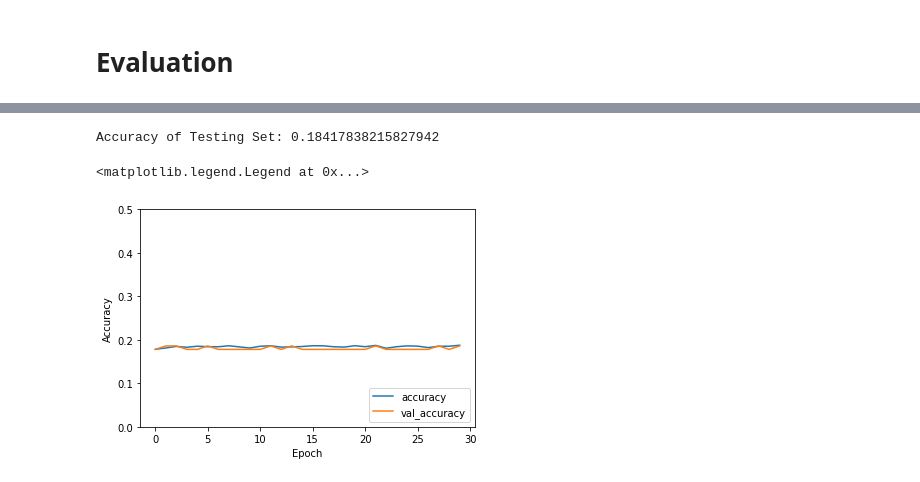
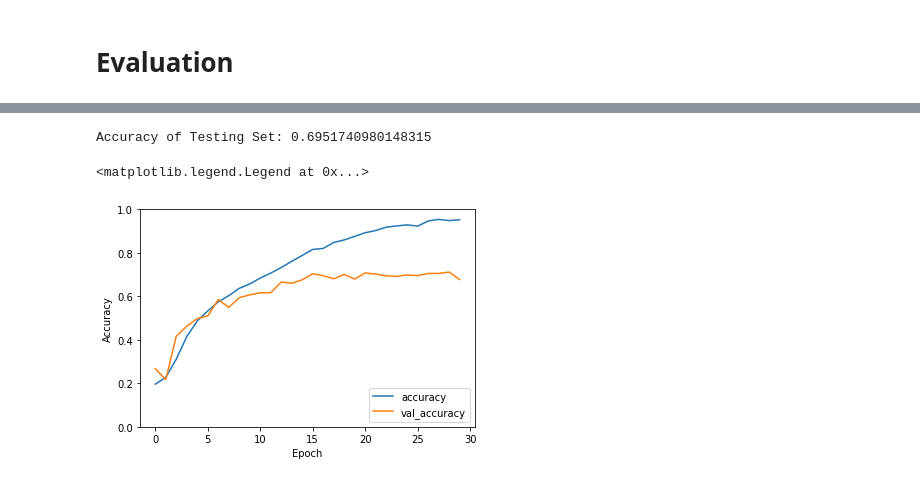
Before and after one commit to Jenishhd/DL_Project, a Jupyter notebook: DL_Animals_Model_Chloe.ipynb, the cells around one changed output, grey strips where cells are left out. Drawn from its saved outputs; the diff is of its cells as text; code cells hidden in the pictures.

```diff
--- a/DL_Animals_Model_Chloe.ipynb
+++ b/DL_Animals_Model_Chloe.ipynb
@@ -244,8 +244,8 @@ print(type(y_train_full),y_train_full.shape)
 #   plt.subplots_adjust(wspace=0.2, hspace=0.5)
 #   plt.show()
 # %%
-X_train, X_valid = X_train_full[:-2000], X_train_full[-2000:] #take last 5000 elements for validation (slicing)
-y_train, y_valid = y_train_full[:-2000], y_train_full[-2000:] #^
+X_train, X_valid = X_train_full[:-3000], X_train_full[-3000:] #take last 5000 elements for validation (slicing)
+y_train, y_valid = y_train_full[:-3000], y_train_full[-3000:] #^
 X_test = X_test
 # %%
 X_train_full.shape
@@ -305,0 +310,26 @@ cnn.add(tf.keras.layers.Dense(units= 10, activation= "softmax"))#Output layer
+# %%
+def Inception_block(input_layer, f1, f2_conv1, f2_conv3, f3_conv1, f3_conv5, f4):
+  # Input:
+  # - f1: number of filters of the 1x1 convolutional layer in the first path
+  # - f2_conv1, f2_conv3 are number of filters corresponding to the 1x1 and 3x3 convolutional layers in the second path
+  # - f3_conv1, f3_conv5 are the number of filters corresponding to the 1x1 and 5x5  convolutional layer in the third path
+  # - f4: number of filters of the 1x1 convolutional layer in the fourth path
+
+  # 1st path:
+  path1 = Conv2D(filters=f1, kernel_size = (1,1), padding = 'same', activation = 'relu')(input_layer)
+
+  # 2nd path
+  path2 = Conv2D(filters = f2_conv1, kernel_size = (1,1), padding = 'same', activation = 'relu')(input_layer)
+  path2 = Conv2D(filters = f2_conv3, kernel_size = (3,3), padding = 'same', activation = 'relu')(path2)
+
+  # 3rd path
+  path3 = Conv2D(filters = f3_conv1, kernel_size = (1,1), padding = 'same', activation = 'relu')(input_layer)
+  path3 = Conv2D(filters = f3_conv5, kernel_size = (5,5), padding = 'same', activation = 'relu')(path3)
+
+  # 4th path
+  path4 = MaxPooling2D((3,3), strides= (1,1), padding = 'same')(input_layer)
+  path4 = Conv2D(filters = f4, kernel_size = (1,1), padding = 'same', activation = 'relu')(path4)
+
+  output_layer = concatenate([path1, path2, path3, path4], axis = -1)
+
+  return output_layer
@@ -306,3 +421,5 @@ cnn.add(tf.keras.layers.Dense(units= 10, activation= "softmax"))#Output layer
+# %%
+cnn = GoogLeNet()
 # %%
 cnn.summary()
 # %% [output]
@@ -364,16 +505,16 @@ score = cnn.evaluate(X_test, y_test)
 # %%
 print('Total loss on Testing Set:', score[0])
 # %%
-print('Accuracy of Testing Set:', score[1])
+print('Accuracy of Testing Set:', score[6])
 # %% [output]
-Accuracy of Testing Set: 0.18417838215827942
+Accuracy of Testing Set: 0.6951740980148315
 # %%
-plt.plot(history.history['accuracy'], label='accuracy')
-plt.plot(history.history['val_accuracy'], label = 'val_accuracy')
+plt.plot(history.history['dense_3_accuracy'], label='accuracy')
+plt.plot(history.history['val_dense_3_accuracy'], label = 'val_accuracy')
 plt.xlabel('Epoch')
 plt.ylabel('Accuracy')
-plt.ylim([0, 0.5])
+plt.ylim([0, 1])
 plt.legend(loc='lower right')
 # %% [output]
 <matplotlib.legend.Legend at 0x...>
-[figure, old version]
+[figure, new version]
```
Also changed, not shown: parts of 27 cells of this notebook.
